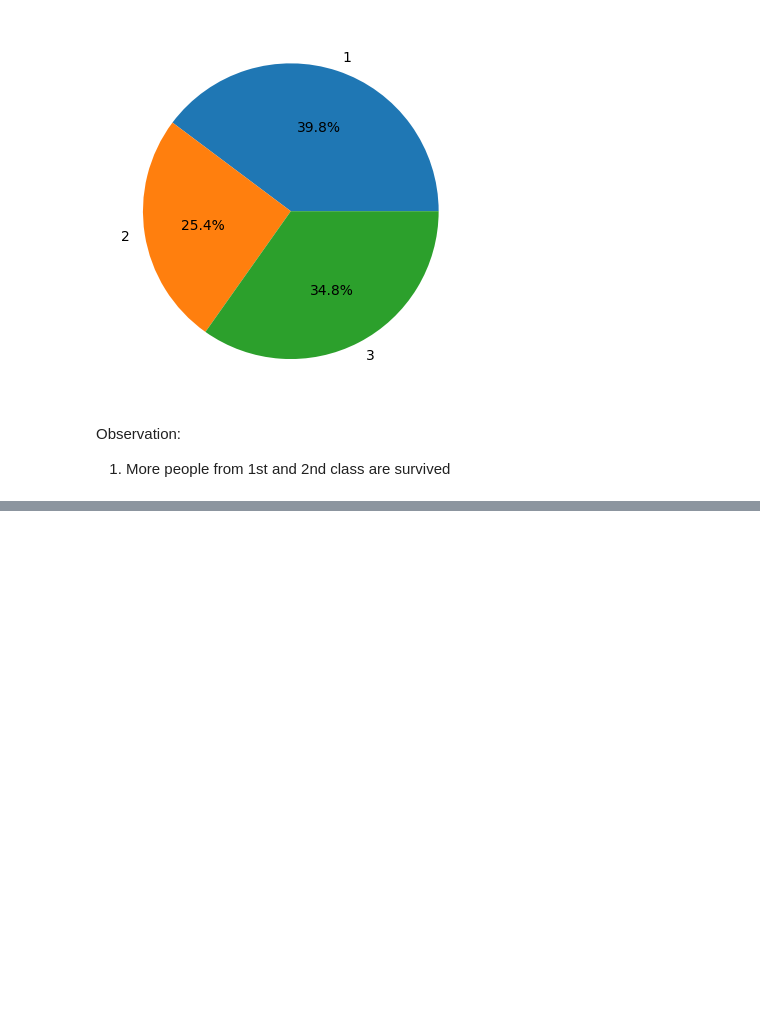
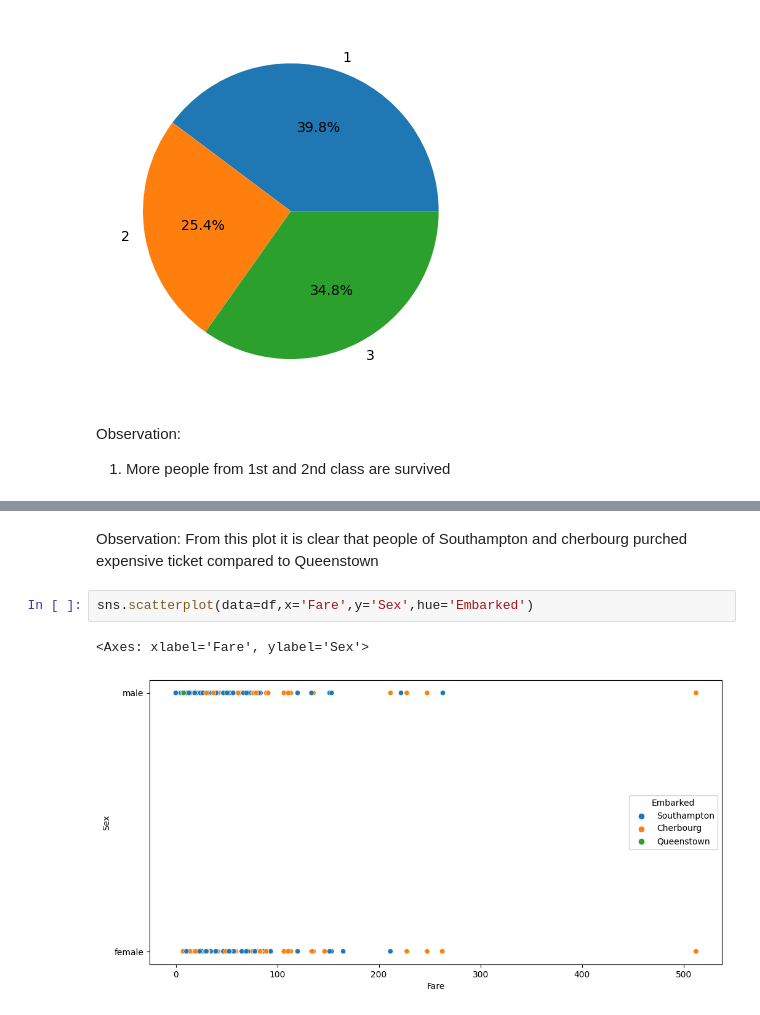
Before and after one commit to AKanshPatel/EDA, a Jupyter notebook: EDA_Titanic_Dataset.ipynb, the cells around one changed output, grey strips where cells are left out. Drawn from its saved outputs; the diff is of its cells as text; blank space fills up the shorter version.

```diff
--- a/EDA_Titanic_Dataset.ipynb
+++ b/EDA_Titanic_Dataset.ipynb
@@ -195,0 +210,7 @@ Observation:
+# %% [markdown]
+Observation: From this plot it is clear that people of Southampton and cherbourg purched expensive ticket compared to Queenstown
+# %%
+sns.scatterplot(data=df,x='Fare',y='Sex',hue='Embarked')
+# %% [output]
+<Axes: xlabel='Fare', ylabel='Sex'>
+[figure, added]
```
Also changed, not shown: parts of 11 cells of this notebook.
